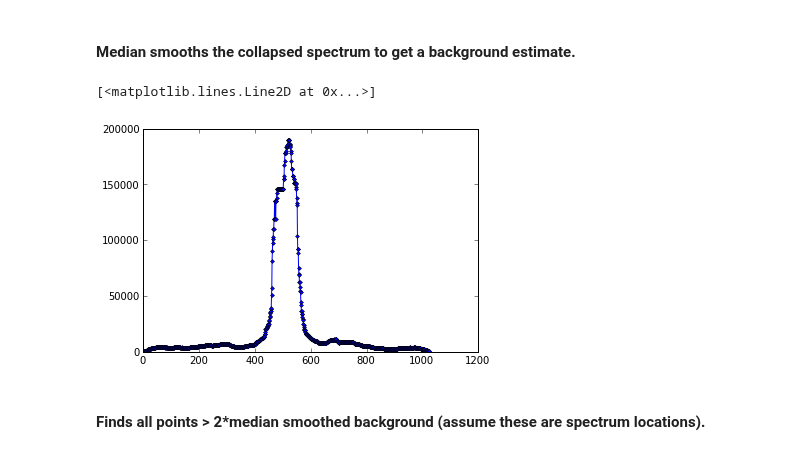
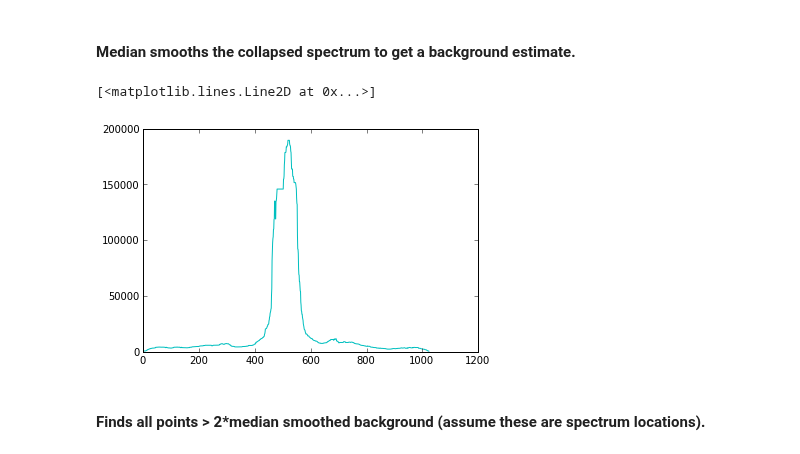
Before and after one commit to spacetelescope/scientific-python-training-2012, a Jupyter notebook: lecture_notebooks/Session5_STIS_Spec.ipynb, the cells around one changed output. Saved outputs shown, nothing was run; the diff lists cells and outputs as text; code cells hidden in the pictures.

```diff
--- a/lecture_notebooks/Session5_STIS_Spec.ipynb
+++ b/lecture_notebooks/Session5_STIS_Spec.ipynb
@@ -82,10 +84,10 @@ kernel_size = 109
 med_fit = medfilt(collapsed_img, kernel_size)
 # %%
 # Plot the smoothed image
-plt.plot(med_fit, 'b.-')
+plt.plot(med_fit, 'c')
 # %% [output]
 [<matplotlib.lines.Line2D at 0x...>]
-[figure, old version]
+[figure, new version]
 # %% [markdown]
 #### Finds all points > 2*median smoothed background (assume these are spectrum locations).
 # %%
```
Also changed, not shown: parts of 7 cells of this notebook.
